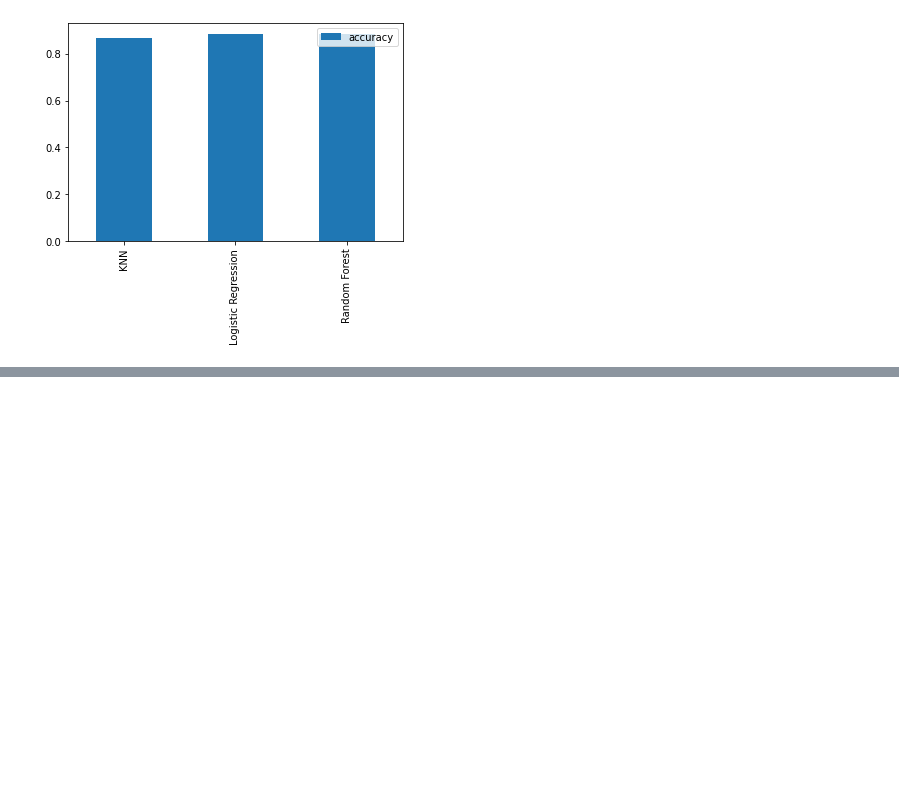
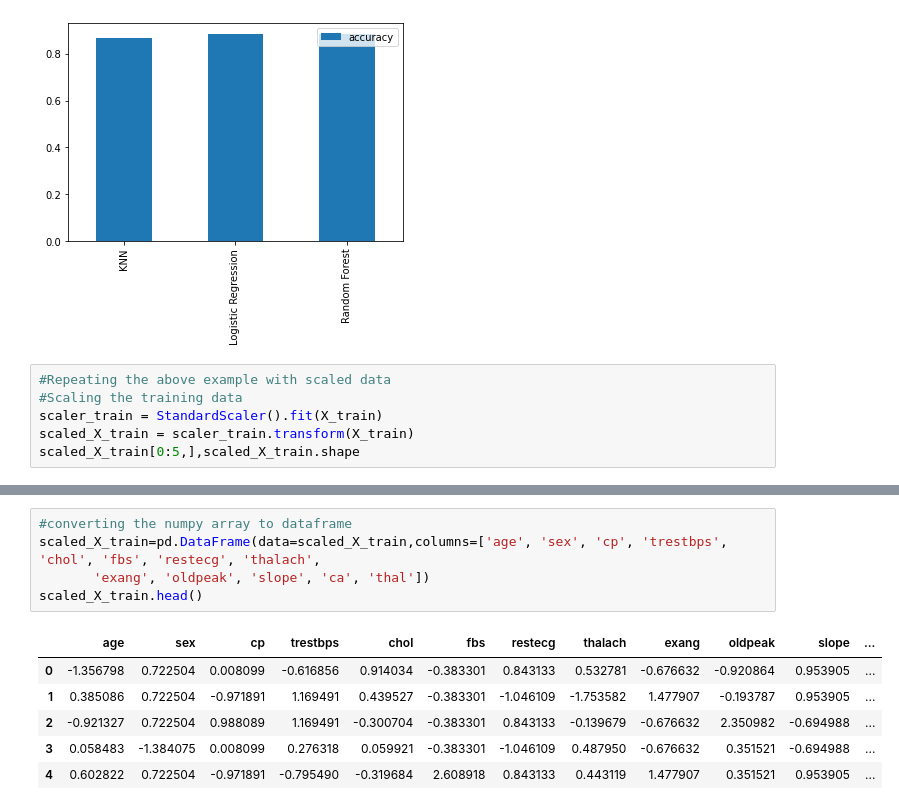
Before and after one commit to RMLAI/Projects, a Jupyter notebook: Heart_Disease.ipynb, the cells around one changed output, grey strips where cells are left out. Drawn from its saved outputs; the diff is of its cells as text; blank space fills up the shorter version.

```diff
--- a/Heart_Disease.ipynb
+++ b/Heart_Disease.ipynb
@@ -535,3 +536,9 @@ model_compare
 model_compare.T.plot.bar();
 # %% [output]
 [figure]
+# %%
+#Repeating the above example with scaled data
+#Scaling the training data
+scaler_train = StandardScaler().fit(X_train)
+scaled_X_train = scaler_train.transform(X_train)
+scaled_X_train[0:5,],scaled_X_train.shape
@@ -537,0 +561,12 @@ model_compare.T.plot.bar();
+# %%
+#converting the numpy array to dataframe
+scaled_X_train=pd.DataFrame(data=scaled_X_train,columns=['age', 'sex', 'cp', 'trestbps', 'chol', 'fbs', 'restecg', 'thalach',
+       'exang', 'oldpeak', 'slope', 'ca', 'thal'])
+scaled_X_train.head()
+# %% [output]
+|  | age | sex | cp | trestbps | chol | fbs | restecg | thalach | exang | oldpeak | slope | ... |
+| 0 | -1.356798 | 0.722504 | 0.008099 | -0.616856 | 0.914034 | -0.383301 | 0.843133 | 0.532781 | -0.676632 | -0.920864 | 0.953905 | ... |
+| 1 | 0.385086 | 0.722504 | -0.971891 | 1.169491 | 0.439527 | -0.383301 | -1.046109 | -1.753582 | 1.477907 | -0.193787 | 0.953905 | ... |
+| 2 | -0.921327 | 0.722504 | 0.988089 | 1.169491 | -0.300704 | -0.383301 | 0.843133 | -0.139679 | -0.676632 | 2.350982 | -0.694988 | ... |
+| 3 | 0.058483 | -1.384075 | 0.008099 | 0.276318 | 0.059921 | -0.383301 | -1.046109 | 0.487950 | -0.676632 | 0.351521 | -0.694988 | ... |
+| 4 | 0.602822 | 0.722504 | -0.971891 | -0.795490 | -0.319684 | 2.608918 | 0.843133 | 0.443119 | 1.477907 | 0.351521 | 0.953905 | ... |
```
Also changed, not shown: parts of 9 cells of this notebook.
